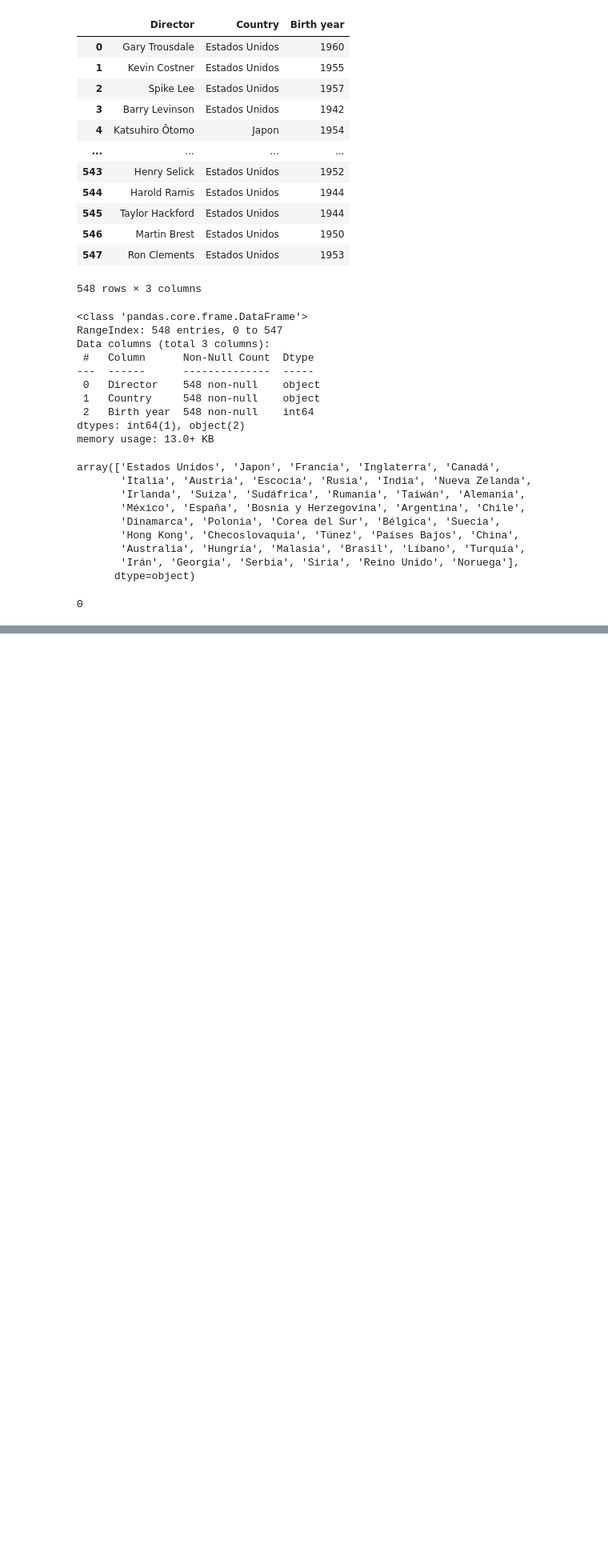
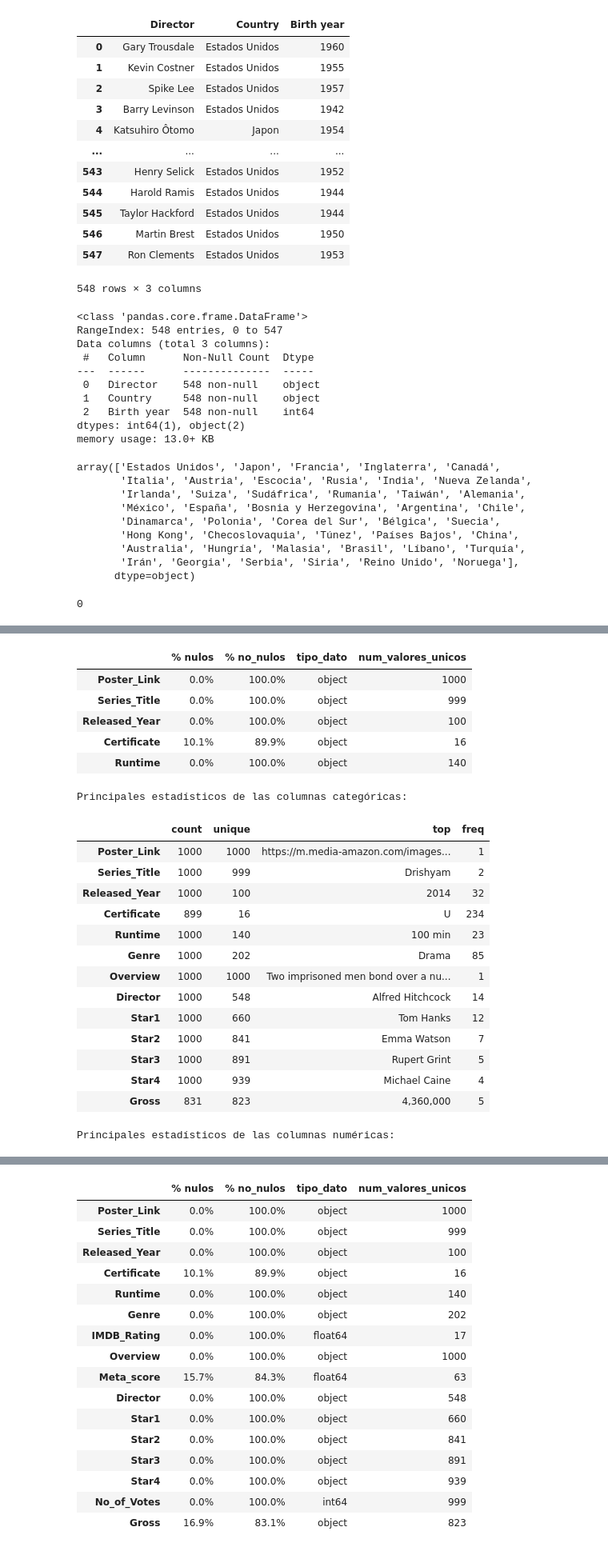
Before and after one commit to Ariana-Papantonio/promoK-modulo4-sprint1-pair-programming-irene-ariana, a Jupyter notebook: EDA_IMDB.ipynb, the cells around one changed output, grey strips where cells are left out. Shown: that part at 80% size. Saved outputs shown, nothing was run; the diff lists cells and outputs as text; code cells hidden in the pictures; blank space fills up the shorter version.

```diff
--- a/EDA_IMDB.ipynb
+++ b/EDA_IMDB.ipynb
@@ -6,3 +47,38 @@ pd.set_option('display.max_columns', None)
+# %%
+def exploracion(df):
+
+## "Función exploración DF (nulos, tipo de datos, duplicados y principales estadisticas)"
+
+    df_info = pd.DataFrame()
+
+    df_info["% nulos"] = round(df.isna().sum()/df.shape[0]*100, 2).astype(str)+"%"
+    df_info["% no_nulos"] = round(df.notna().sum()/df.shape[0]*100, 2).astype(str)+"%"
+    df_info["tipo_dato"] = df.dtypes
+    df_info["num_valores_unicos"] = df.nunique()
+
+    print(f"""El DataFrame tiene {df.shape[0]} filas y {df.shape[1]} columnas.
+Tiene {df.duplicated().sum()} datos duplicados, lo que supone un porcentaje de {round(df.duplicated().sum()/df.shape[0], 2)}% de los datos.
+
+Hay {len(list(df_info[(df_info["% nulos"] != "0.0%")].index))} columnas con datos nulos, y son:
+{list(df_info[(df_info["% nulos"] != "0.0%")].index)}
+
+y sin nulos hay {len(list(df_info[(df_info["% nulos"] == "0.0%")].index))} columnas y son:
+{list(df_info[(df_info["% nulos"] == "0.0%")].index)}
+
+
+A continuación tienes un detalle sobre los datos nulos y los tipos y número de datos:""")
+
+    display(df_info.head())
+
+    print("Principales estadísticos de las columnas categóricas:")
+
+    display(df.describe(include="O").T)
+
+    print("Principales estadísticos de las columnas numéricas:")
+
+    display(df.describe(exclude="O").T)
+
+    return df_info
 # %%
 df_pelis = pd.read_csv("files/movies_data.csv")
 # %%
@@ -158,3 +234,8 @@ array(['Estados Unidos', 'Japon', 'Francia', 'Inglaterra', 'Canadá',
 df_directores['Country'].isnull().sum()
 # %% [output]
 0
+# %%
+## Exploracion DF imdb:
+
+exploracion(df_imdb)
+# %% [output]
@@ -160,0 +253,22 @@ df_directores['Country'].isnull().sum()
+|  | % nulos | % no_nulos | tipo_dato | num_valores_unicos |
+| Poster_Link | 0.0% | 100.0% | object | 1000 |
+| Series_Title | 0.0% | 100.0% | object | 999 |
+| Released_Year | 0.0% | 100.0% | object | 100 |
+| Certificate | 10.1% | 89.9% | object | 16 |
+| Runtime | 0.0% | 100.0% | object | 140 |
+Principales estadísticos de las columnas categóricas:
+|  | count | unique | top | freq |
+| Poster_Link | 1000 | 1000 | https://m.media-amazon.com/images... | 1 |
+| Series_Title | 1000 | 999 | Drishyam | 2 |
+| Released_Year | 1000 | 100 | 2014 | 32 |
+| Certificate | 899 | 16 | U | 234 |
+| Runtime | 1000 | 140 | 100 min | 23 |
+| Genre | 1000 | 202 | Drama | 85 |
+| Overview | 1000 | 1000 | Two imprisoned men bond over a nu... | 1 |
+| Director | 1000 | 548 | Alfred Hitchcock | 14 |
+| Star1 | 1000 | 660 | Tom Hanks | 12 |
+| Star2 | 1000 | 841 | Emma Watson | 7 |
+| Star3 | 1000 | 891 | Rupert Grint | 5 |
+| Star4 | 1000 | 939 | Michael Caine | 4 |
+| Gross | 831 | 823 | 4,360,000 | 5 |
+Principales estadísticos de las columnas numéricas:
@@ -160,0 +279,17 @@ df_directores['Country'].isnull().sum()
+|  | % nulos | % no_nulos | tipo_dato | num_valores_unicos |
+| Poster_Link | 0.0% | 100.0% | object | 1000 |
+| Series_Title | 0.0% | 100.0% | object | 999 |
+| Released_Year | 0.0% | 100.0% | object | 100 |
+| Certificate | 10.1% | 89.9% | object | 16 |
+| Runtime | 0.0% | 100.0% | object | 140 |
+| Genre | 0.0% | 100.0% | object | 202 |
+| IMDB_Rating | 0.0% | 100.0% | float64 | 17 |
+| Overview | 0.0% | 100.0% | object | 1000 |
+| Meta_score | 15.7% | 84.3% | float64 | 63 |
+| Director | 0.0% | 100.0% | object | 548 |
+| Star1 | 0.0% | 100.0% | object | 660 |
+| Star2 | 0.0% | 100.0% | object | 841 |
+| Star3 | 0.0% | 100.0% | object | 891 |
+| Star4 | 0.0% | 100.0% | object | 939 |
+| No_of_Votes | 0.0% | 100.0% | int64 | 999 |
+| Gross | 16.9% | 83.1% | object | 823 |
```
Also changed, not shown: parts of 49 cells of this notebook.
